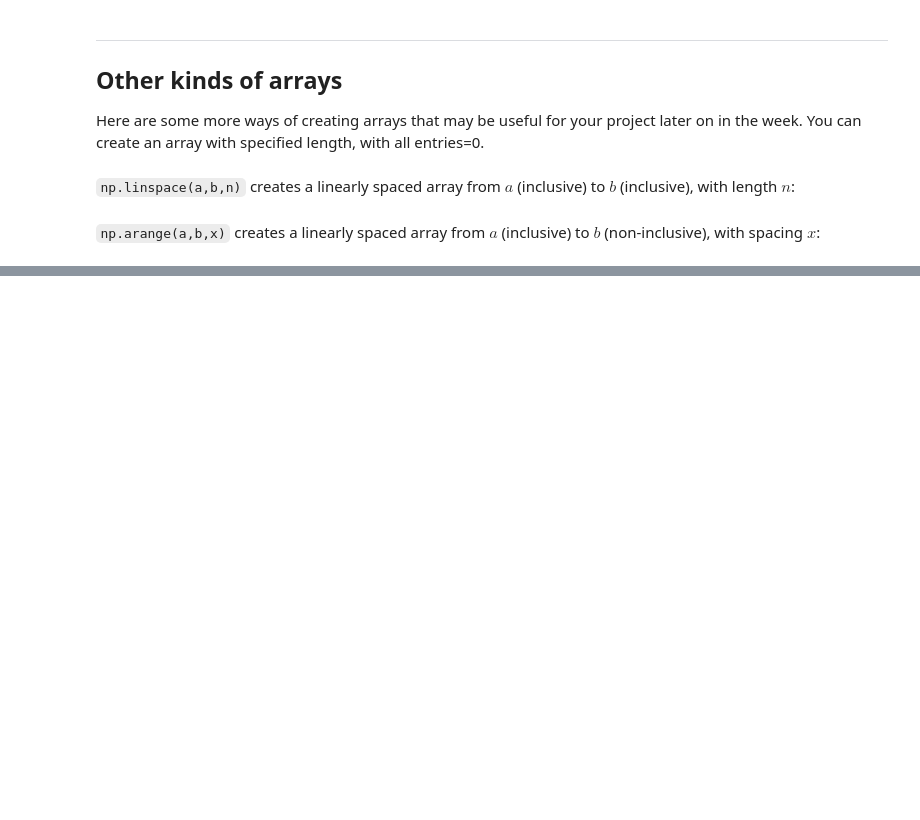
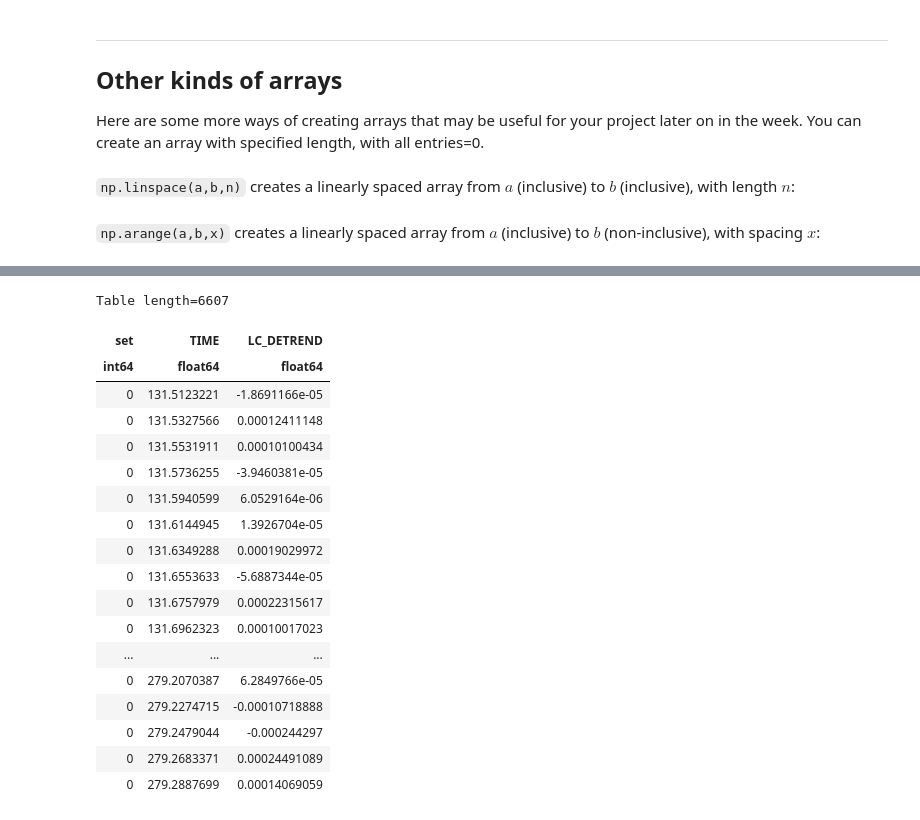
Before and after one commit to nmearl/wsp-exoplanets, a Jupyter notebook: _sources/reference/intro_to_colab_notebooks.ipynb, the cells around one changed output, grey strips where cells are left out. Cells and saved outputs as stored; diff of their text form; code cells hidden in the pictures; blank space fills up the shorter version.

```diff
--- a/_sources/reference/intro_to_colab_notebooks.ipynb
+++ b/_sources/reference/intro_to_colab_notebooks.ipynb
@@ -159,3 +159,32 @@ np.linspace(0.1,1,10)
 np.arange(0.1,1.1,0.1)
 # %% [markdown]
 <img src=https://img.icons8.com/nolan/2x/laptop.png width="30"> **Exercise**: Make an array from $0$ to $10$, in steps of $0.5$, first using `np.arange` and then using `np.linspace`.
+# %%
+import numpy as np
+import matplotlib.pyplot as plt
+from astropy.table import Table
+
+kepler_435b_tab = Table.read("../day_three/static/KIC_7529266.tbl", format='ascii.ipac')
+
+# Show the data in the table
+kepler_435b_tab
+# %% [output]
+Table length=6607
+| set | TIME | LC_DETREND |
+| int64 | float64 | float64 |
+| 0 | 131.5123221 | -1.8691166e-05 |
+| 0 | 131.5327566 | 0.00012411148 |
+| 0 | 131.5531911 | 0.00010100434 |
+| 0 | 131.5736255 | -3.9460381e-05 |
+| 0 | 131.5940599 | 6.0529164e-06 |
+| 0 | 131.6144945 | 1.3926704e-05 |
+| 0 | 131.6349288 | 0.00019029972 |
+| 0 | 131.6553633 | -5.6887344e-05 |
+| 0 | 131.6757979 | 0.00022315617 |
+| 0 | 131.6962323 | 0.00010017023 |
+| ... | ... | ... |
+| 0 | 279.2070387 | 6.2849766e-05 |
+| 0 | 279.2274715 | -0.00010718888 |
+| 0 | 279.2479044 | -0.000244297 |
+| 0 | 279.2683371 | 0.00024491089 |
+| 0 | 279.2887699 | 0.00014069059 |
```
Also changed, not shown: parts of 5 cells of this notebook, 23 other files.
